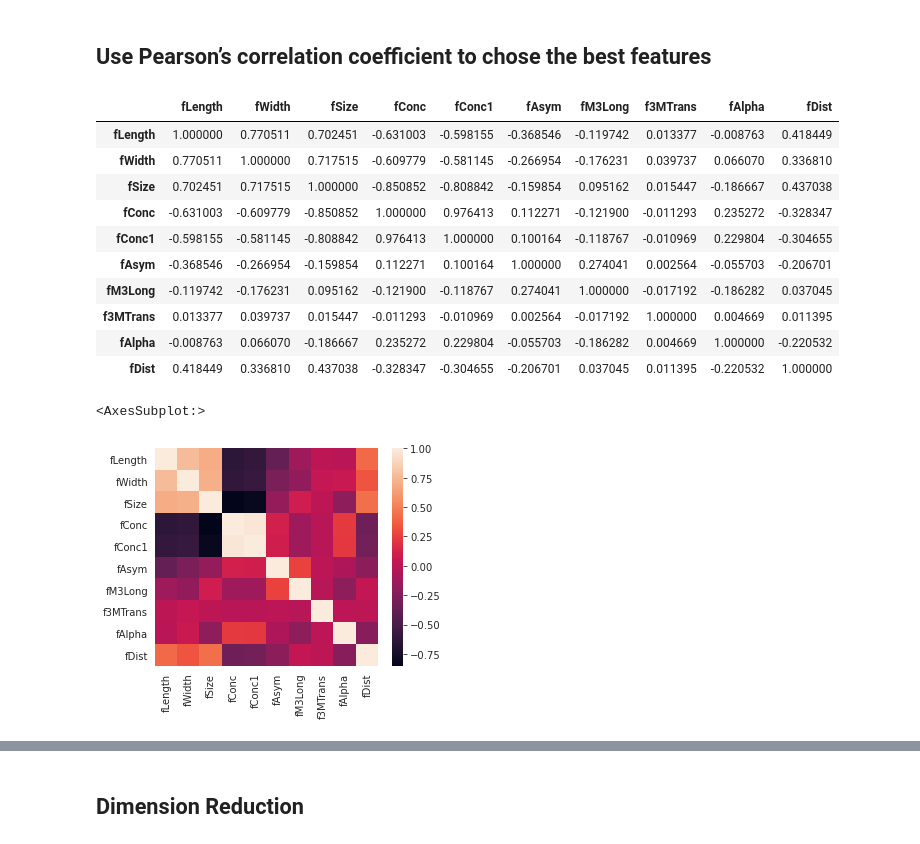
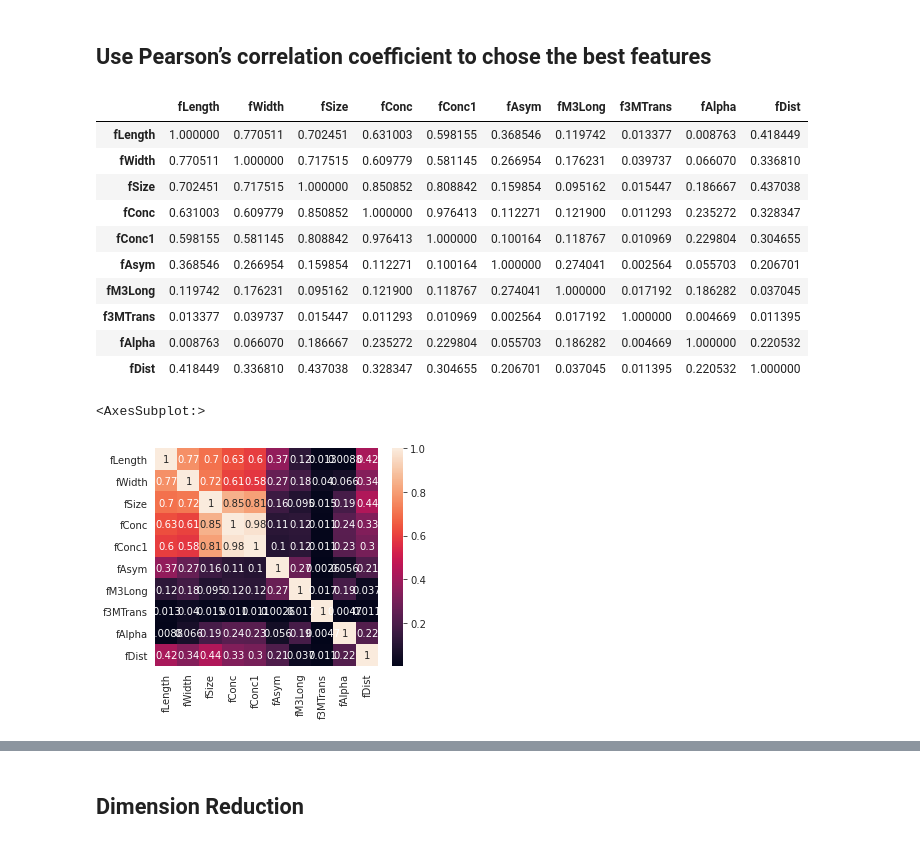
Before and after one commit to catarinaacsilva/kdd, a Jupyter notebook: pearson/homework2.ipynb, the cells around one changed output, grey strips where cells are left out. Cells and saved outputs as stored; diff of their text form; code cells hidden in the pictures.

Commit message:
Heatmap with pearson correlation values

```diff
--- a/pearson/homework2.ipynb
+++ b/pearson/homework2.ipynb
@@ -76,24 +76,24 @@ sb.pairplot(dataset)
 # %% [markdown]
 ## Use Pearson’s correlation coefficient to chose the best features
 # %%
-corr = dataset.corr()
+corr = dataset.corr().abs()
 corr
 # %% [output]
 |  | fLength | fWidth | fSize | fConc | fConc1 | fAsym | fM3Long | f3MTrans | fAlpha | fDist |
-| fLength | 1.000000 | 0.770511 | 0.702451 | -0.631003 | -0.598155 | -0.368546 | -0.119742 | 0.013377 | -0.008763 | 0.418449 |
-| fWidth | 0.770511 | 1.000000 | 0.717515 | -0.609779 | -0.581145 | -0.266954 | -0.176231 | 0.039737 | 0.066070 | 0.336810 |
-| fSize | 0.702451 | 0.717515 | 1.000000 | -0.850852 | -0.808842 | -0.159854 | 0.095162 | 0.015447 | -0.186667 | 0.437038 |
-| fConc | -0.631003 | -0.609779 | -0.850852 | 1.000000 | 0.976413 | 0.112271 | -0.121900 | -0.011293 | 0.235272 | -0.328347 |
-| fConc1 | -0.598155 | -0.581145 | -0.808842 | 0.976413 | 1.000000 | 0.100164 | -0.118767 | -0.010969 | 0.229804 | -0.304655 |
-| fAsym | -0.368546 | -0.266954 | -0.159854 | 0.112271 | 0.100164 | 1.000000 | 0.274041 | 0.002564 | -0.055703 | -0.206701 |
-| fM3Long | -0.119742 | -0.176231 | 0.095162 | -0.121900 | -0.118767 | 0.274041 | 1.000000 | -0.017192 | -0.186282 | 0.037045 |
-| f3MTrans | 0.013377 | 0.039737 | 0.015447 | -0.011293 | -0.010969 | 0.002564 | -0.017192 | 1.000000 | 0.004669 | 0.011395 |
-| fAlpha | -0.008763 | 0.066070 | -0.186667 | 0.235272 | 0.229804 | -0.055703 | -0.186282 | 0.004669 | 1.000000 | -0.220532 |
-| fDist | 0.418449 | 0.336810 | 0.437038 | -0.328347 | -0.304655 | -0.206701 | 0.037045 | 0.011395 | -0.220532 | 1.000000 |
+| fLength | 1.000000 | 0.770511 | 0.702451 | 0.631003 | 0.598155 | 0.368546 | 0.119742 | 0.013377 | 0.008763 | 0.418449 |
+| fWidth | 0.770511 | 1.000000 | 0.717515 | 0.609779 | 0.581145 | 0.266954 | 0.176231 | 0.039737 | 0.066070 | 0.336810 |
+| fSize | 0.702451 | 0.717515 | 1.000000 | 0.850852 | 0.808842 | 0.159854 | 0.095162 | 0.015447 | 0.186667 | 0.437038 |
+| fConc | 0.631003 | 0.609779 | 0.850852 | 1.000000 | 0.976413 | 0.112271 | 0.121900 | 0.011293 | 0.235272 | 0.328347 |
+| fConc1 | 0.598155 | 0.581145 | 0.808842 | 0.976413 | 1.000000 | 0.100164 | 0.118767 | 0.010969 | 0.229804 | 0.304655 |
+| fAsym | 0.368546 | 0.266954 | 0.159854 | 0.112271 | 0.100164 | 1.000000 | 0.274041 | 0.002564 | 0.055703 | 0.206701 |
+| fM3Long | 0.119742 | 0.176231 | 0.095162 | 0.121900 | 0.118767 | 0.274041 | 1.000000 | 0.017192 | 0.186282 | 0.037045 |
+| f3MTrans | 0.013377 | 0.039737 | 0.015447 | 0.011293 | 0.010969 | 0.002564 | 0.017192 | 1.000000 | 0.004669 | 0.011395 |
+| fAlpha | 0.008763 | 0.066070 | 0.186667 | 0.235272 | 0.229804 | 0.055703 | 0.186282 | 0.004669 | 1.000000 | 0.220532 |
+| fDist | 0.418449 | 0.336810 | 0.437038 | 0.328347 | 0.304655 | 0.206701 | 0.037045 | 0.011395 | 0.220532 | 1.000000 |
 # %%
-sb.heatmap(corr, xticklabels=corr.columns.values, yticklabels=corr.columns.values)
+sb.heatmap(corr, xticklabels=corr.columns.values, yticklabels=corr.columns.values, annot=True)
 # %% [output]
 <AxesSubplot:>
-[figure, old version]
+[figure, new version]
 # %%
 # c = dataset.corr(method='pearson').abs()
```
Also changed, not shown: parts of 3 cells of this notebook.
